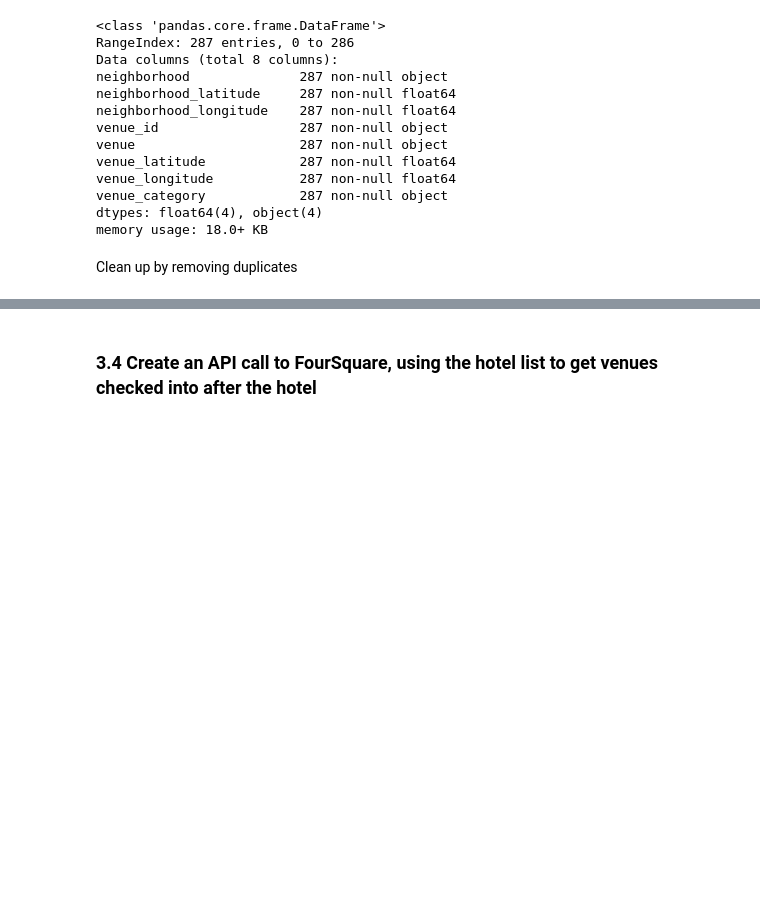
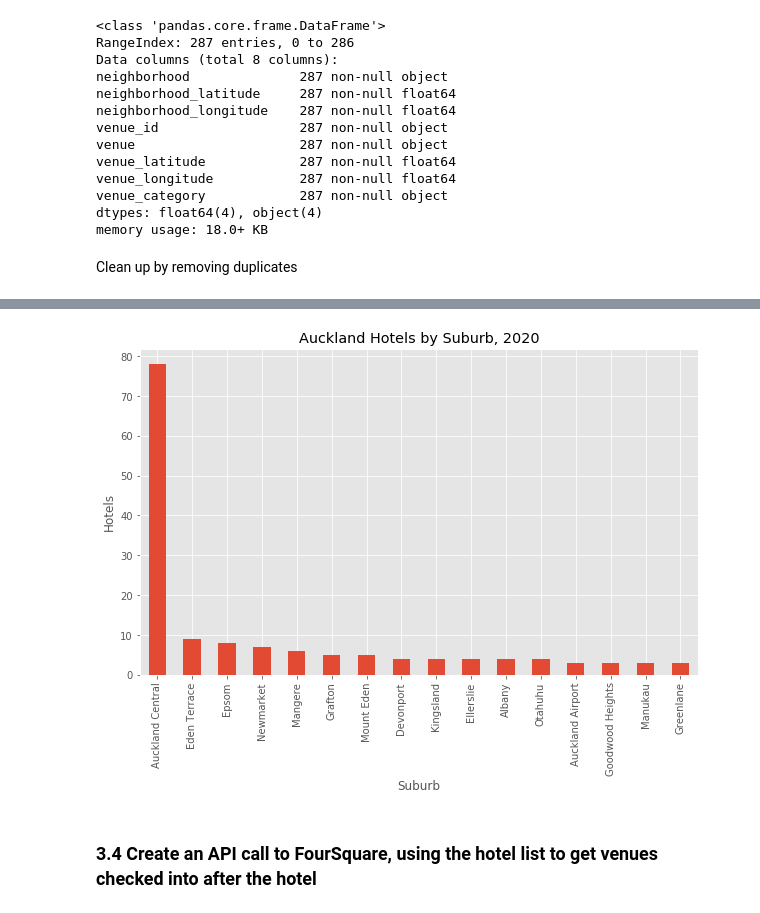
Before and after one commit to ptchev/Coursera_Capstone, a Jupyter notebook: Auckland_Hotel_Advisory.ipynb, the cells around one changed output, grey strips where cells are left out. Saved outputs shown, nothing was run; the diff lists cells and outputs as text; code cells hidden in the pictures; blank space fills up the shorter version.

```diff
--- a/Auckland_Hotel_Advisory.ipynb
+++ b/Auckland_Hotel_Advisory.ipynb
@@ -113,6 +39,17 @@ from pandas.io.json import json_normalize # tranform JSON file into a pandas dat
 # Matplotlib and associated plotting modules
 import matplotlib.cm as cm
 import matplotlib.colors as colors
+# use the inline backend to generate the plots within the browser
+%matplotlib inline
+
+import matplotlib as mpl
+import matplotlib.pyplot as plt
+
+mpl.style.use('ggplot') # optional: for ggplot-like style
+
+# check for latest version of Matplotlib
+print ('Matplotlib version: ', mpl.__version__) # >= 2.0.0
+
 # import k-means from clustering stage
 from sklearn.cluster import KMeans
 import folium # map rendering library
@@ -542,3 +479,7 @@ auckland_venues.describe(include = 'all')
 | 50% | NaN | -36.848399 | 174.764388 | NaN | NaN | -36.855350 | ... |
 | 75% | NaN | -36.848399 | 174.779750 | NaN | NaN | -36.846892 | ... |
 | max | NaN | -36.716019 | 174.923801 | NaN | NaN | -36.717086 | ... |
+# %%
+av_grp=auckland_venues.groupby(by='neighborhood', sort=True).count()
+av_grp.sort_values(axis=0, by='venue_id', ascending=False, inplace=True)
+av_grp.head(15)
@@ -545,3 +504,15 @@ auckland_venues.describe(include = 'all')
+# %%
+# plot data
+av_plot = av_grp.loc[av_grp['venue'] >= 3,'venue']
+av_plot.plot(kind='bar', figsize=(10, 6))
+
+plt.xlabel('Suburb') # add to x-label to the plot
+plt.ylabel('Hotels') # add y-label to the plot
+plt.title('Auckland Hotels by Suburb, 2020') # add title to the plot
+
+plt.show()
+# %% [output]
+[figure, added]
 # %%
 #Save data for loading later if needed
 auckland_venues.to_csv('./auckland_venues.csv')
```
Also changed, not shown: parts of 11 cells of this notebook.
